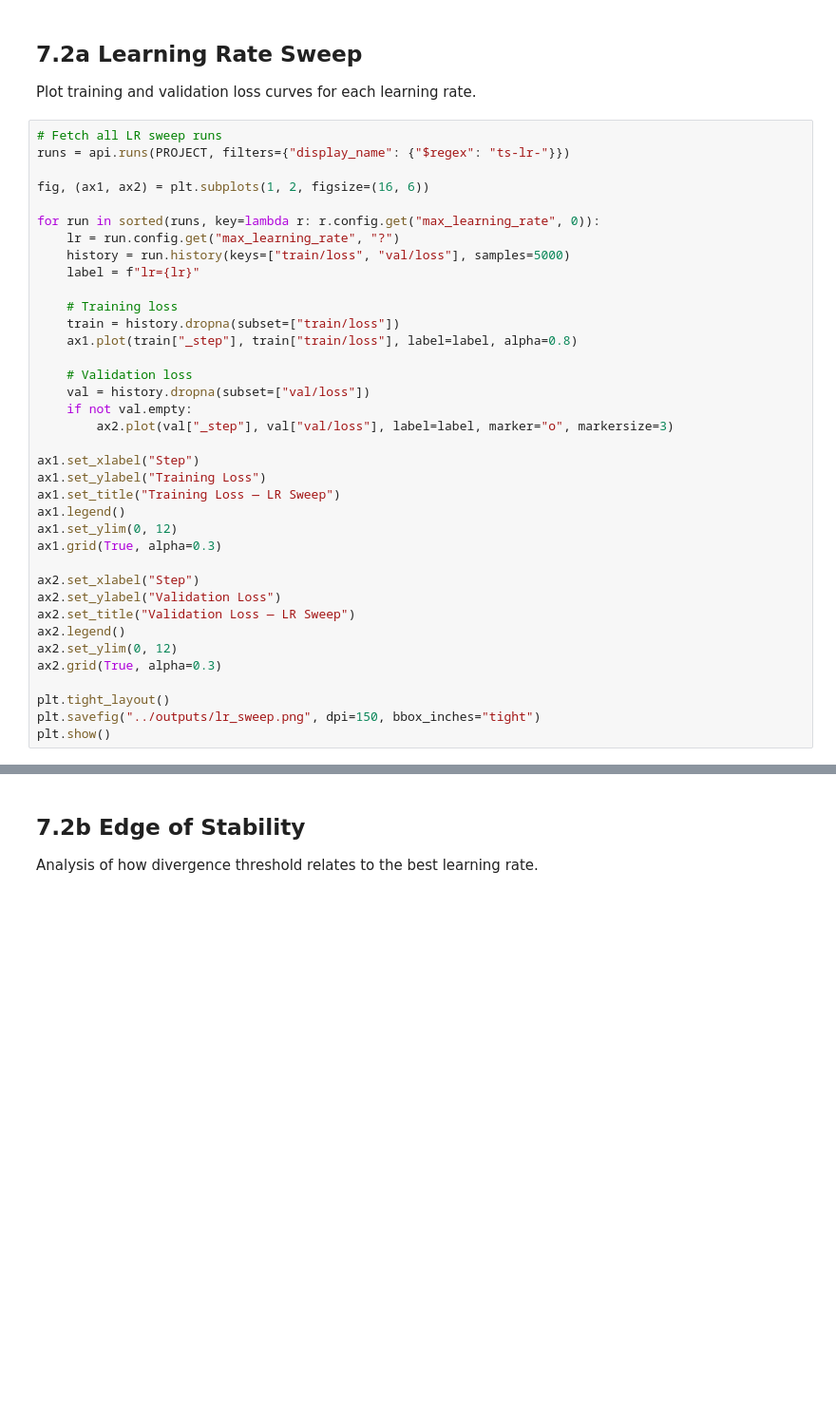
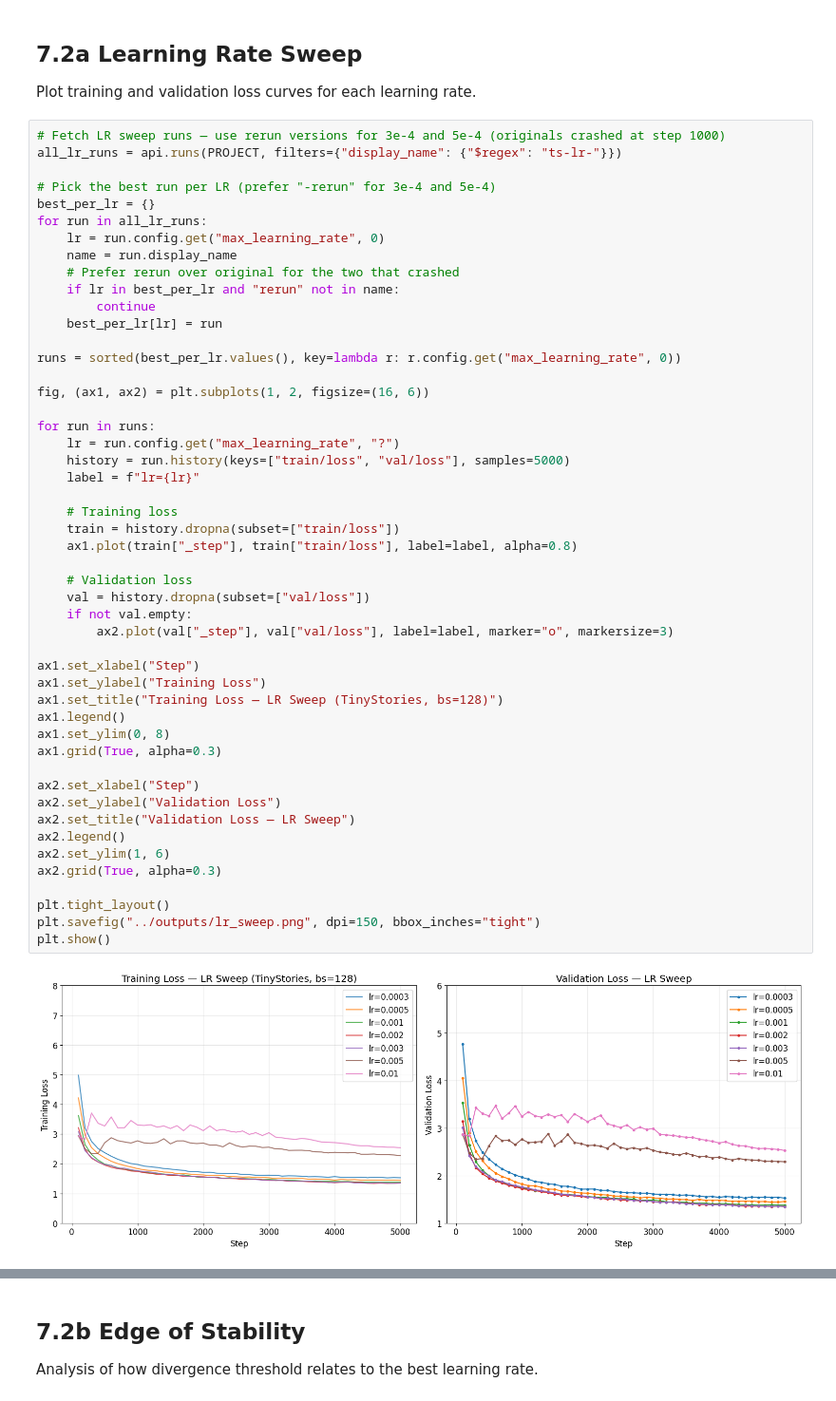
Before and after one commit to bushuyeu/LLM-from-scratch, a Jupyter notebook: assignment1/notebooks/experiments_analysis.ipynb, the cells around one changed output, grey strips where cells are left out. Shown at 95% size. Drawn from its saved outputs; the diff is of its cells as text; blank space fills up the shorter version.

```diff
--- a/assignment1/notebooks/experiments_analysis.ipynb
+++ b/assignment1/notebooks/experiments_analysis.ipynb
@@ -16,42 +22,56 @@ plt.rcParams.update({"figure.figsize": (10, 6), "font.size": 12})
 ## 7.2a Learning Rate Sweep
 Plot training and validation loss curves for each learning rate.
 # %%
-# Fetch all LR sweep runs
-runs = api.runs(PROJECT, filters={"display_name": {"$regex": "ts-lr-"}})
+# Fetch LR sweep runs — use rerun versions for 3e-4 and 5e-4 (originals crashed at step 1000)
+all_lr_runs = api.runs(PROJECT, filters={"display_name": {"$regex": "ts-lr-"}})
+
+# Pick the best run per LR (prefer "-rerun" for 3e-4 and 5e-4)
+best_per_lr = {}
+for run in all_lr_runs:
+    lr = run.config.get("max_learning_rate", 0)
+    name = run.display_name
+    # Prefer rerun over original for the two that crashed
+    if lr in best_per_lr and "rerun" not in name:
+        continue
+    best_per_lr[lr] = run
+
+runs = sorted(best_per_lr.values(), key=lambda r: r.config.get("max_learning_rate", 0))
 
 fig, (ax1, ax2) = plt.subplots(1, 2, figsize=(16, 6))
 
-for run in sorted(runs, key=lambda r: r.config.get("max_learning_rate", 0)):
+for run in runs:
     lr = run.config.get("max_learning_rate", "?")
     history = run.history(keys=["train/loss", "val/loss"], samples=5000)
     label = f"lr={lr}"
 
     # Training loss
     train = history.dropna(subset=["train/loss"])
     ax1.plot(train["_step"], train["train/loss"], label=label, alpha=0.8)
 
     # Validation loss
     val = history.dropna(subset=["val/loss"])
     if not val.empty:
         ax2.plot(val["_step"], val["val/loss"], label=label, marker="o", markersize=3)
 
 ax1.set_xlabel("Step")
 ax1.set_ylabel("Training Loss")
-ax1.set_title("Training Loss — LR Sweep")
+ax1.set_title("Training Loss — LR Sweep (TinyStories, bs=128)")
 ax1.legend()
-ax1.set_ylim(0, 12)
+ax1.set_ylim(0, 8)
 ax1.grid(True, alpha=0.3)
 
 ax2.set_xlabel("Step")
 ax2.set_ylabel("Validation Loss")
 ax2.set_title("Validation Loss — LR Sweep")
 ax2.legend()
-ax2.set_ylim(0, 12)
+ax2.set_ylim(1, 6)
 ax2.grid(True, alpha=0.3)
 
 plt.tight_layout()
 plt.savefig("../outputs/lr_sweep.png", dpi=150, bbox_inches="tight")
 plt.show()
+# %% [output]
+[figure, added]
 # %%
 # Summary table: final val loss for each LR
 rows = []
```
Also changed, not shown: parts of 28 cells of this notebook, 11 other files.
